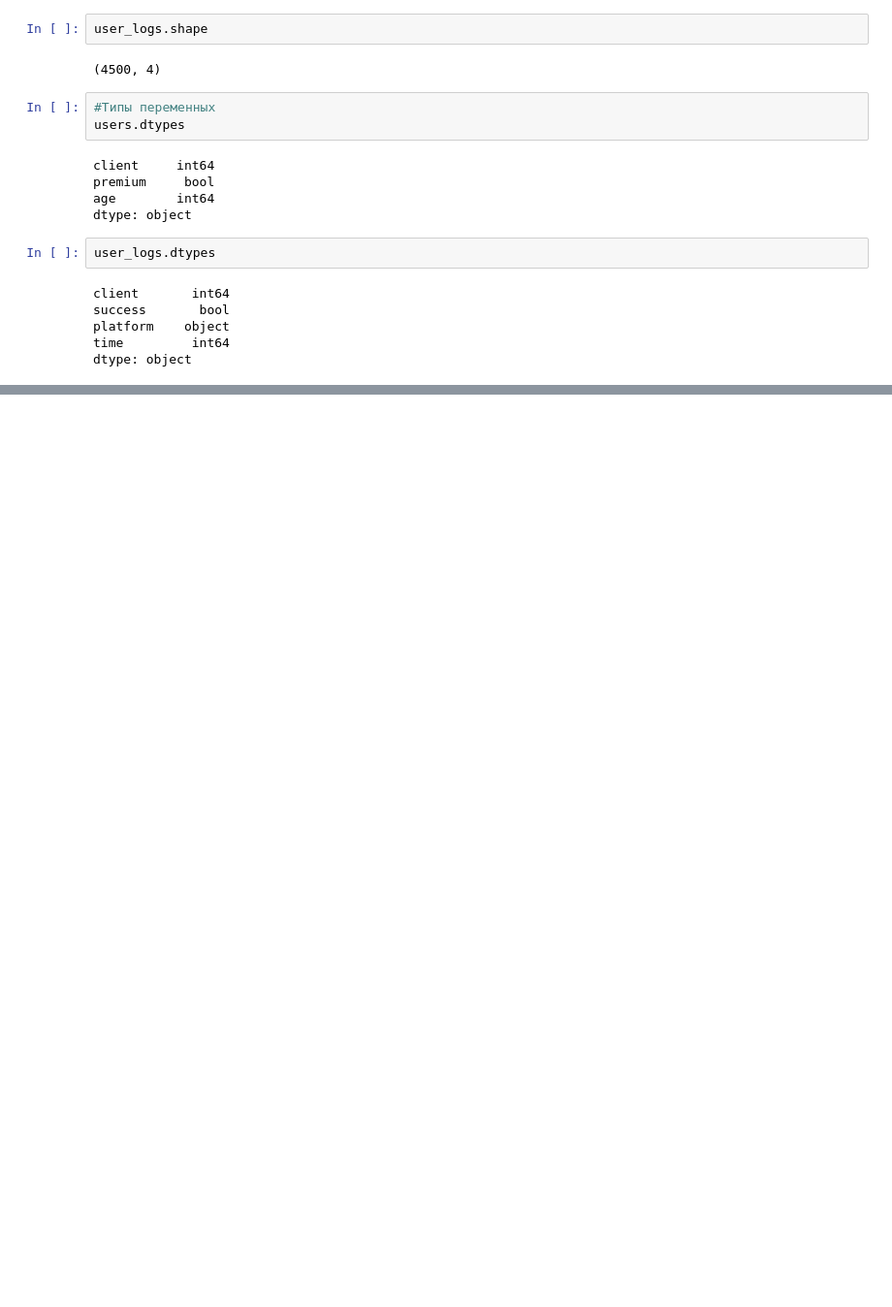
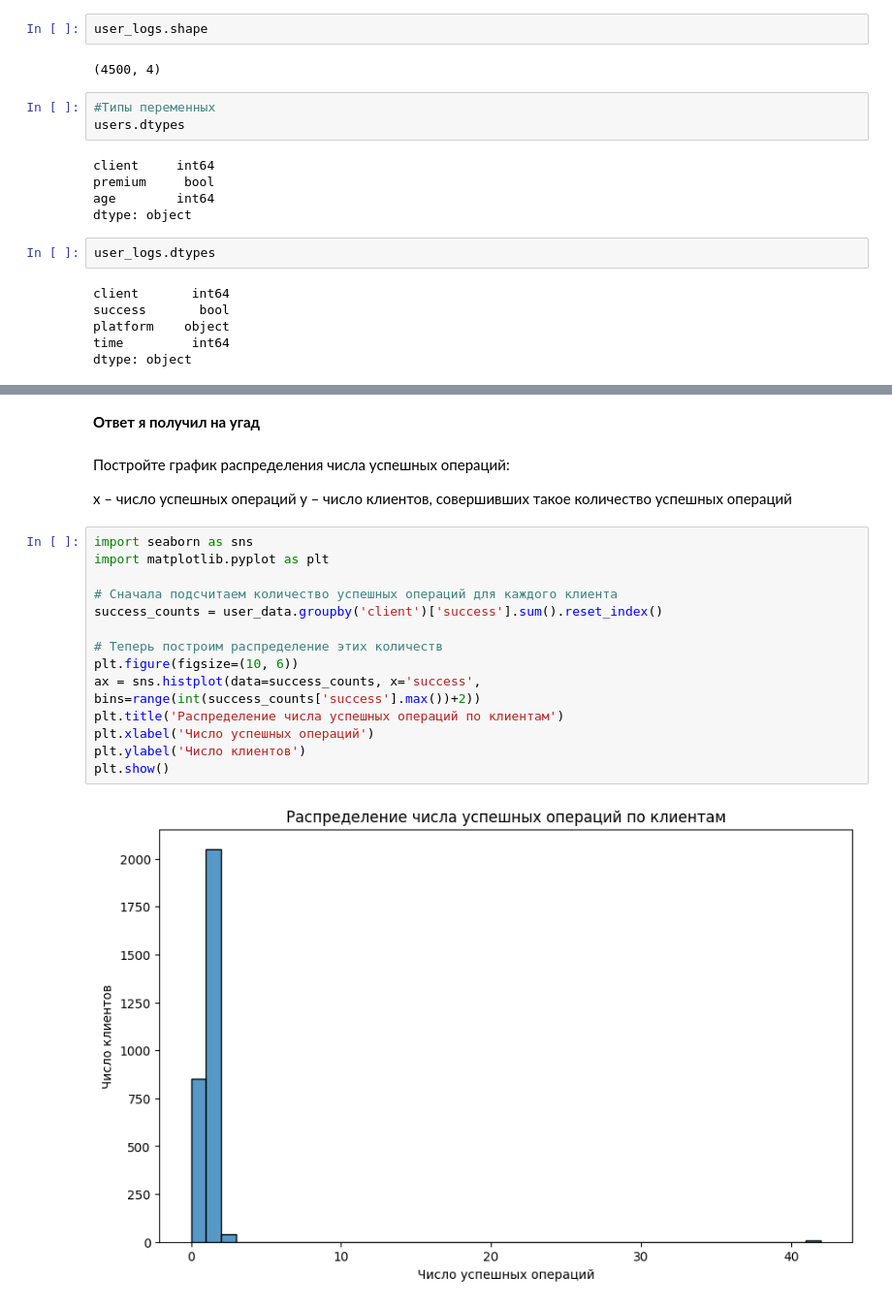
Before and after one commit to KirillXL/Statistics_practice, a Jupyter notebook: part2.ipynb, the cells around one changed output, grey strips where cells are left out. Shown at 97% size. Drawn from its saved outputs; the diff is of its cells as text; blank space fills up the shorter version.

```diff
--- a/part2.ipynb
+++ b/part2.ipynb
@@ -232,0 +317,23 @@ dtype: object
+# %% [markdown]
+**Ответ я получил на угад**
+# %% [markdown]
+Постройте график распределения числа успешных операций:
+
+x – число успешных операций
+y – число клиентов, совершивших такое количество успешных операций
+# %%
+import seaborn as sns
+import matplotlib.pyplot as plt
+
+# Сначала подсчитаем количество успешных операций для каждого клиента
+success_counts = user_data.groupby('client')['success'].sum().reset_index()
+
+# Теперь построим распределение этих количеств
+plt.figure(figsize=(10, 6))
+ax = sns.histplot(data=success_counts, x='success', bins=range(int(success_counts['success'].max())+2))
+plt.title('Распределение числа успешных операций по клиентам')
+plt.xlabel('Число успешных операций')
+plt.ylabel('Число клиентов')
+plt.show()
+# %% [output]
+[figure, added]
```
Also changed, not shown: parts of 19 cells of this notebook.
